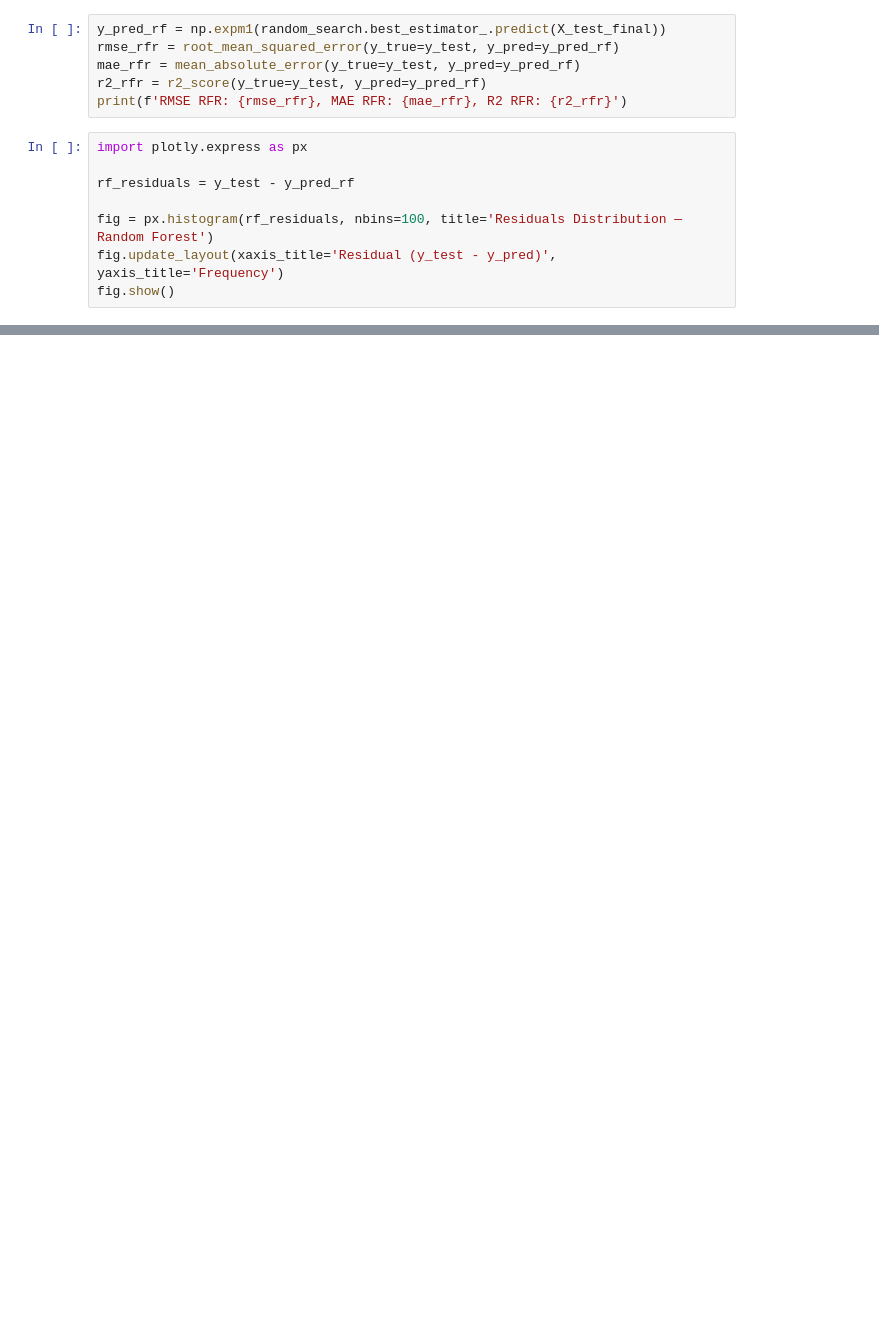
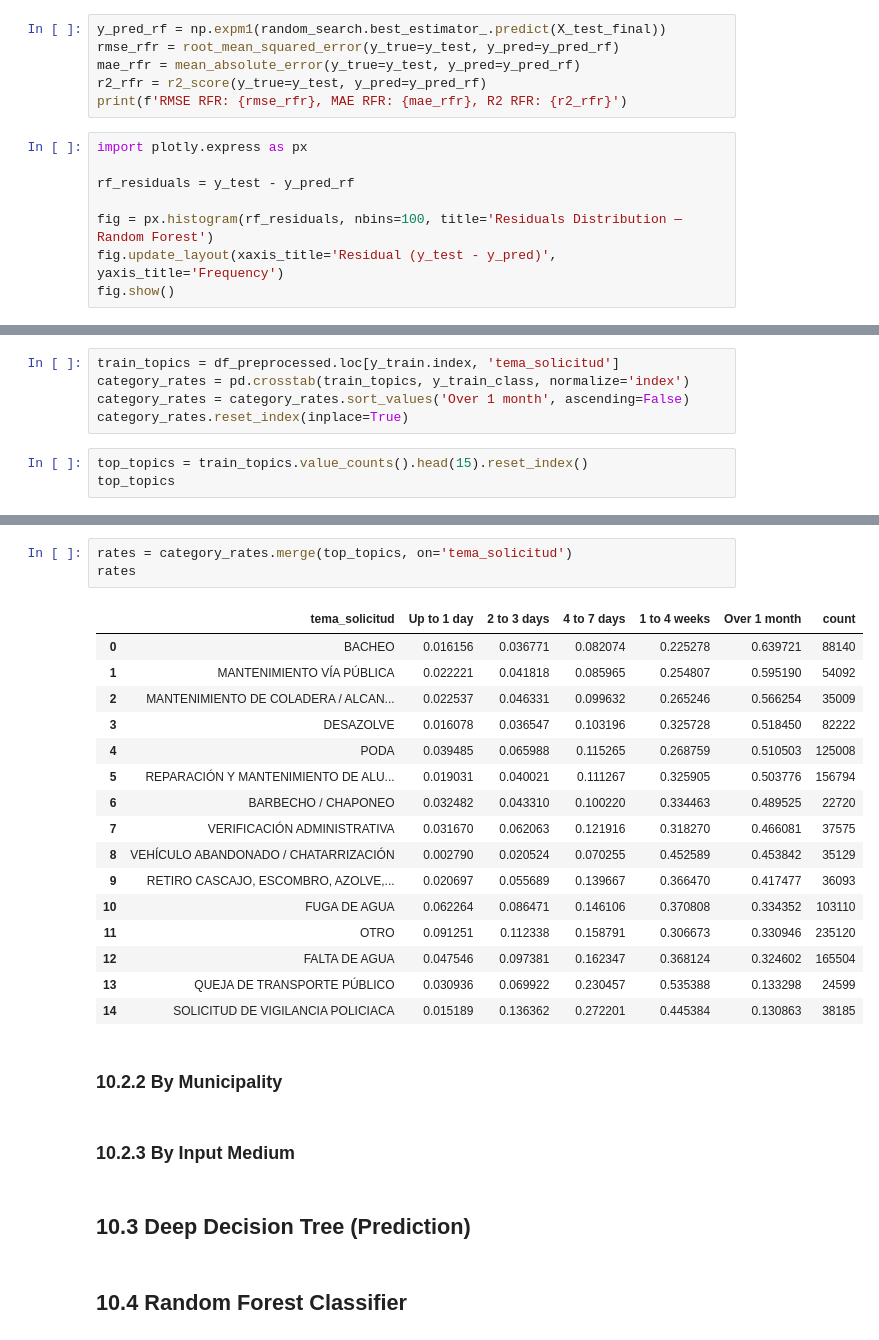
Before and after one commit to sbenhumea/citizen-requests-analysis-project-locatel, a Jupyter notebook: notebooks/modeling.ipynb, the cells around one changed output, grey strips where cells are left out. Drawn from its saved outputs; the diff is of its cells as text; blank space fills up the shorter version.

```diff
--- a/notebooks/modeling.ipynb
+++ b/notebooks/modeling.ipynb
@@ -230,0 +636,8 @@ fig.show()
+# %%
+train_topics = df_preprocessed.loc[y_train.index, 'tema_solicitud']
+category_rates = pd.crosstab(train_topics, y_train_class, normalize='index')
+category_rates = category_rates.sort_values('Over 1 month', ascending=False)
+category_rates.reset_index(inplace=True)
+# %%
+top_topics = train_topics.value_counts().head(15).reset_index()
+top_topics
@@ -230,0 +661,28 @@ fig.show()
+# %%
+rates = category_rates.merge(top_topics, on='tema_solicitud')
+rates
+# %% [output]
+|  | tema_solicitud | Up to 1 day | 2 to 3 days | 4 to 7 days | 1 to 4 weeks | Over 1 month | count |
+| 0 | BACHEO | 0.016156 | 0.036771 | 0.082074 | 0.225278 | 0.639721 | 88140 |
+| 1 | MANTENIMIENTO VÍA PÚBLICA | 0.022221 | 0.041818 | 0.085965 | 0.254807 | 0.595190 | 54092 |
+| 2 | MANTENIMIENTO DE COLADERA / ALCAN... | 0.022537 | 0.046331 | 0.099632 | 0.265246 | 0.566254 | 35009 |
+| 3 | DESAZOLVE | 0.016078 | 0.036547 | 0.103196 | 0.325728 | 0.518450 | 82222 |
+| 4 | PODA | 0.039485 | 0.065988 | 0.115265 | 0.268759 | 0.510503 | 125008 |
+| 5 | REPARACIÓN Y MANTENIMIENTO DE ALU... | 0.019031 | 0.040021 | 0.111267 | 0.325905 | 0.503776 | 156794 |
+| 6 | BARBECHO / CHAPONEO | 0.032482 | 0.043310 | 0.100220 | 0.334463 | 0.489525 | 22720 |
+| 7 | VERIFICACIÓN ADMINISTRATIVA | 0.031670 | 0.062063 | 0.121916 | 0.318270 | 0.466081 | 37575 |
+| 8 | VEHÍCULO ABANDONADO / CHATARRIZACIÓN | 0.002790 | 0.020524 | 0.070255 | 0.452589 | 0.453842 | 35129 |
+| 9 | RETIRO CASCAJO, ESCOMBRO, AZOLVE,... | 0.020697 | 0.055689 | 0.139667 | 0.366470 | 0.417477 | 36093 |
+| 10 | FUGA DE AGUA | 0.062264 | 0.086471 | 0.146106 | 0.370808 | 0.334352 | 103110 |
+| 11 | OTRO | 0.091251 | 0.112338 | 0.158791 | 0.306673 | 0.330946 | 235120 |
+| 12 | FALTA DE AGUA | 0.047546 | 0.097381 | 0.162347 | 0.368124 | 0.324602 | 165504 |
+| 13 | QUEJA DE TRANSPORTE PÚBLICO | 0.030936 | 0.069922 | 0.230457 | 0.535388 | 0.133298 | 24599 |
+| 14 | SOLICITUD DE VIGILANCIA POLICIACA | 0.015189 | 0.136362 | 0.272201 | 0.445384 | 0.130863 | 38185 |
+# %% [markdown]
+### 10.2.2 By Municipality
+# %% [markdown]
+### 10.2.3 By Input Medium
+# %% [markdown]
+## 10.3 Deep Decision Tree (Prediction)
+# %% [markdown]
+## 10.4 Random Forest Classifier
```
Also changed, not shown: parts of 63 cells of this notebook, 1 other file.
